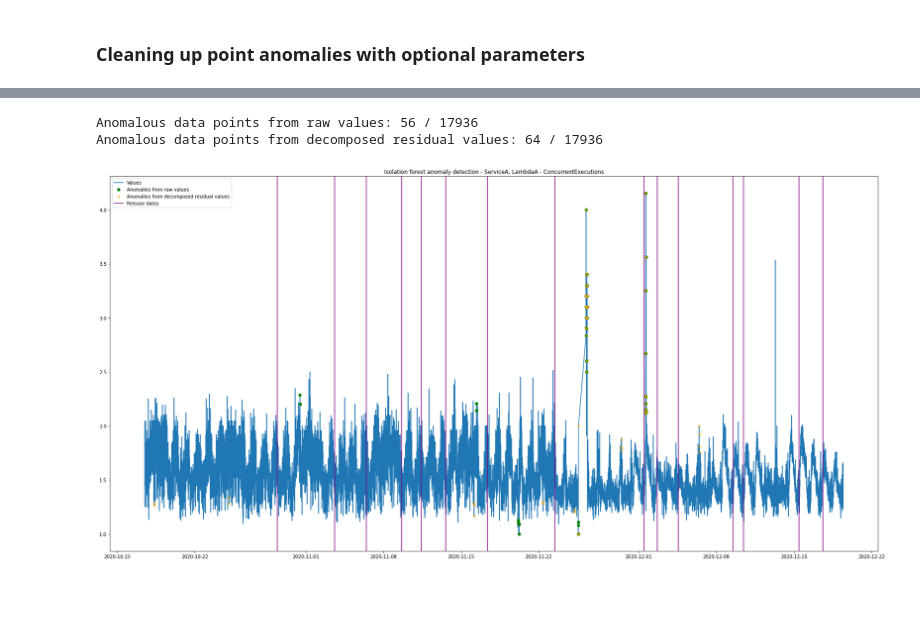
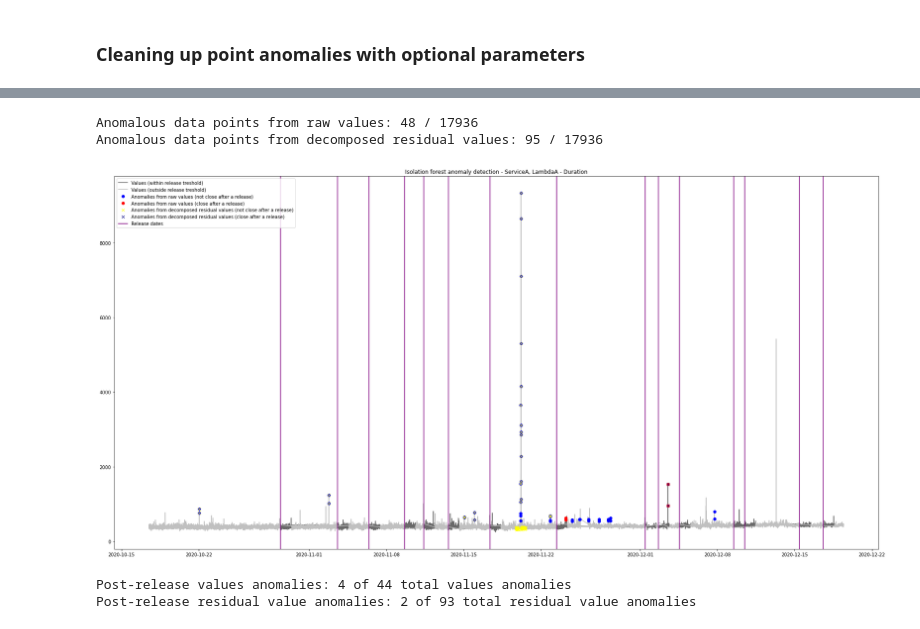
Before and after one commit to Matt-RJ/fyp-anomaly-detection, a Jupyter notebook: isolation-forest.ipynb, the cells around one changed output, grey strips where cells are left out. Drawn from its saved outputs; the diff is of its cells as text; code cells hidden in the pictures; blank space fills up the shorter version.

Commit message:
Added function to generate feature for rows soon after a deployment, updated generated graphs.

```diff
--- a/isolation-forest.ipynb
+++ b/isolation-forest.ipynb
@@ -8,7 +8,7 @@ STATE = 42 # Used for consistency during development, should be removed when per
 SERVICE = 'ServiceA'
 LAMBDA = 'LambdaA'
 
-USE_DURATION = False
+USE_DURATION = True
 METRIC = 'Duration' if USE_DURATION else 'ConcurrentExecutions' # Should be 'Duration' or 'ConcurrentExecutions'
 METRIC_SLICE = None
 # METRIC_SLICE = [5000, 8000] # Optional array for using only a slice of the whole metric e.g. [5000, 8000] will use df[5000:8000] later on
@@ -110,0 +111,3 @@ Adding feature ``
+# %%
+df_test = util.calculate_post_release_feature(df_test, POST_RELEASE_TRESHOLD)
+df_test.loc[df_test.PostRelease == 1]
@@ -238,39 +271,66 @@ residual_values_anomaly_counts = df_test.Residual_Values_Inliers.value_counts()[
 print(f'Anomalous data points from raw values: {values_anomaly_counts} / {len(df_test["Values_Inliers"])}')
 print(f'Anomalous data points from decomposed residual values: {residual_values_anomaly_counts} / {len(df_test["Residual_Values_Inliers"])}')
 # %% [output]
-Anomalous data points from raw values: 56 / 17936
-Anomalous data points from decomposed residual values: 64 / 17936
+Anomalous data points from raw values: 48 / 17936
+Anomalous data points from decomposed residual values: 95 / 17936
 # %%
-values_anomalies = df_test.loc[df_test.Values_Inliers == -1]
-residual_values_anomalies = df_test.loc[df_test.Residual_Values_Inliers == -1]
+values_inside_release_treshold = df_test.loc[df_test.PostRelease == 1]
+values_outside_release_treshold = df_test.loc[df_test.PostRelease == 0]
 release_points = df_test.loc[df_test.ReleasePoint == 1]
+
+# Anomalies not soon after a release
+values_anomalies = df_test.loc[(df_test.Values_Inliers == -1) & (df_test.PostRelease == 0)]
+residual_values_anomalies = df_test.loc[(df_test.Residual_Values_Inliers == -1) & (df_test.PostRelease == 0)]
+
+# Anomalies soon after a release
+post_release_values_anomalies = df_test.loc[(df_test.Values_Inliers == -1) & (df_test.PostRelease == 1)]
+post_release_residual_values_anomalies = df_test.loc[(df_test.Residual_Values_Inliers == -1) & (df_test.PostRelease == 1)]
 
 from matplotlib.pyplot import figure
 plt.figure(figsize=(30,15))
-plt.plot(df_test.Timestamps, df_test.Values)
-plt.plot(values_anomalies.Timestamps, values_anomalies.Values, 'o', color='green')
-plt.plot(residual_values_anomalies.Timestamps, residual_values_anomalies.Values, 'x', color='orange')
 
+# TODO: Find way to connect separate plot lines cleanly
+plt.plot(values_inside_release_treshold.Timestamps, values_inside_release_treshold.Values, color='dimgrey')
+plt.plot(values_outside_release_treshold.Timestamps, values_outside_release_treshold.Values, color='silver')
+plt.plot(values_anomalies.Timestamps, values_anomalies.Values, 'o', color='blue')
+plt.plot(post_release_values_anomalies.Timestamps, post_release_values_anomalies.Values, 'o', color='red')
+plt.plot(residual_values_anomalies.Timestamps, residual_values_anomalies.Values, 'x', color='yellow')
+plt.plot(post_release_residual_values_anomalies.Timestamps, post_release_residual_values_anomalies.Values, 'x', color='navy')
+
+# Release date lines
 for release in release_points.Timestamps:
     plt.axvline(release, color='purple')
 
 plt.title(f'Isolation forest anomaly detection - {SERVICE}, {LAMBDA} - {METRIC}')
-plt.legend(['Values', 'Anomalies from raw values', 'Anomalies from decomposed residual values', 'Release dates'])
+plt.legend([
+    'Values (within release treshold)',
+    'Values (outside release treshold)',
+    'Anomalies from raw values (not close after a release)',
+    'Anomalies from raw values (close after a release)',
+    'Anomalies from decomposed residual values (not close after a release)',
+    'Anomalies from decomposed residual values (close after a release)',
+    'Release dates'
+])
 
 
 # Output .png & .pdf files
 import os
 
 savedir = f'{os.getcwd()}\\output\\{SERVICE}\\{LAMBDA}'
 if not os.path.exists(savedir):
     os.makedirs(savedir)
 plt.savefig(f'{savedir}\\{METRIC}.pdf')
 plt.savefig(f'{savedir}\\{METRIC}.png')
 
 
 plt.show()
+
+print(f'Post-release values anomalies: {len(post_release_values_anomalies)} of {len(values_anomalies)} total values anomalies')
+print(f'Post-release residual value anomalies: {len(post_release_residual_values_anomalies)} of {len(residual_values_anomalies)} total residual value anomalies')
 # %% [output]
-[figure, old version]
+[figure, new version]
+Post-release values anomalies: 4 of 44 total values anomalies
+Post-release residual value anomalies: 2 of 93 total residual value anomalies
 # %%
 import winsound
 winsound.Beep(300, 100)
```
Also changed, not shown: parts of 11 cells of this notebook.
